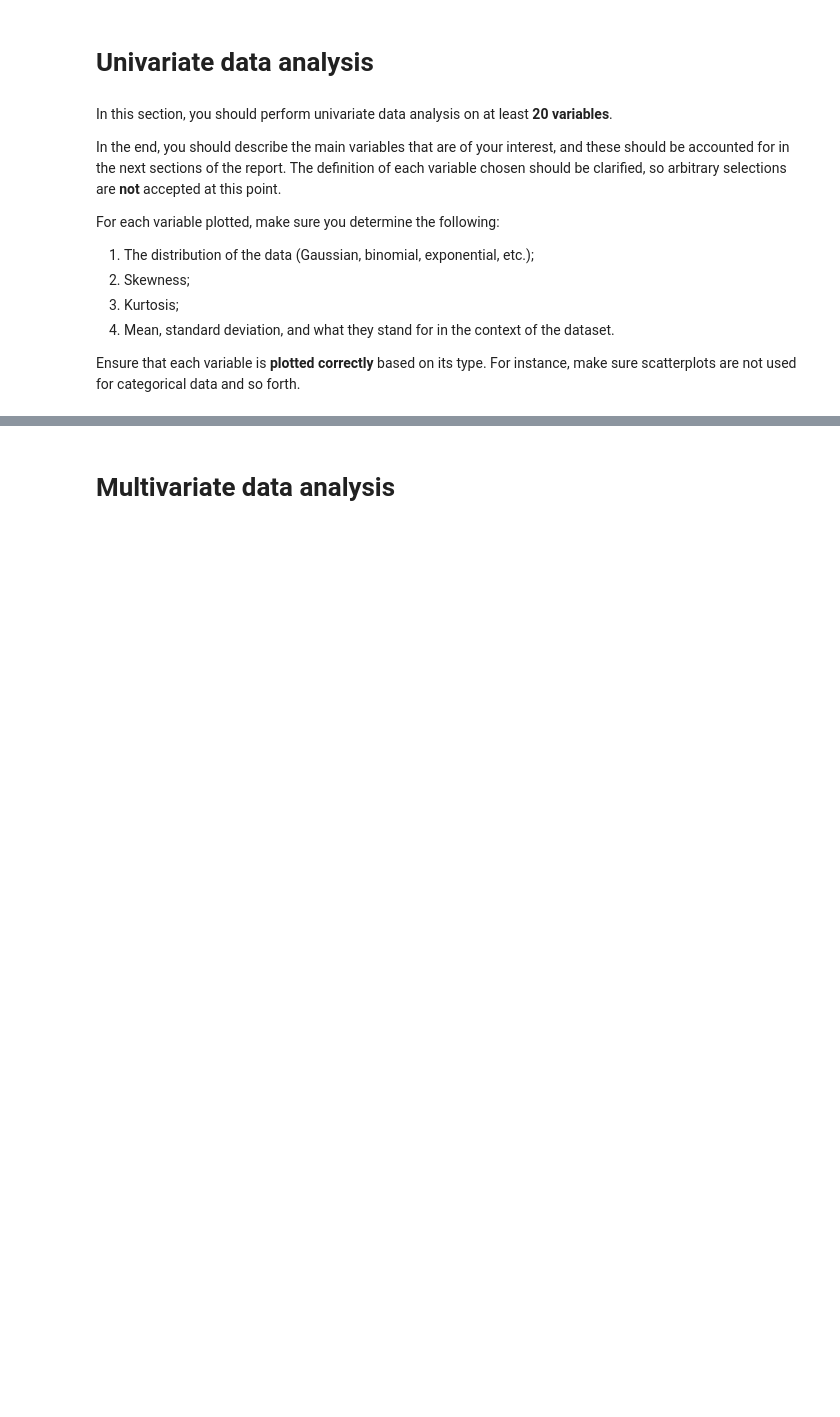
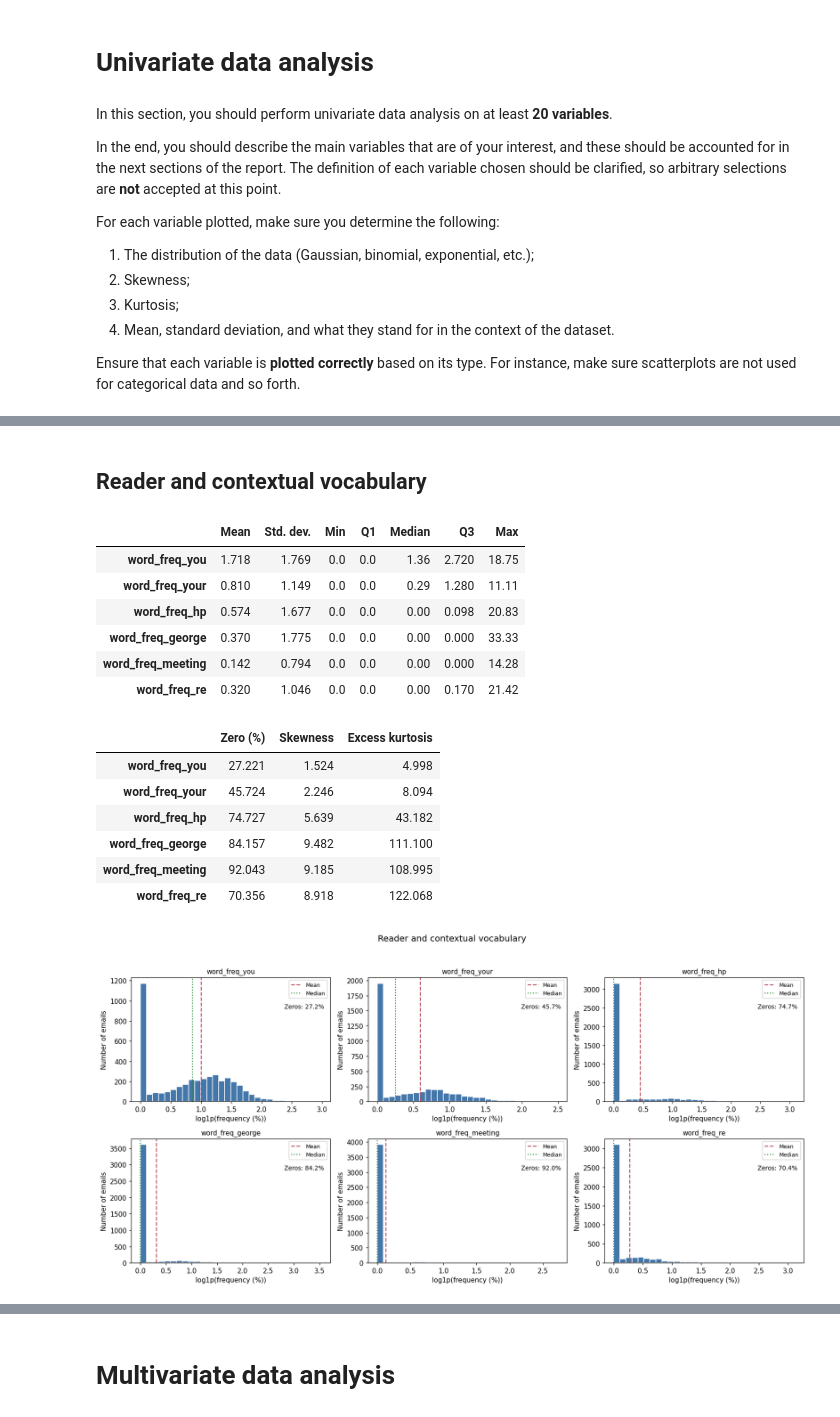
Before and after one commit to tuchanski/spambase-classification, a Jupyter notebook: main.ipynb, the cells around one changed output, grey strips where cells are left out. Saved outputs shown, nothing was run; the diff lists cells and outputs as text; code cells hidden in the pictures; blank space fills up the shorter version.

```diff
--- a/main.ipynb
+++ b/main.ipynb
@@ -261,0 +391,20 @@ Ensure that each variable is **plotted correctly** based on its type. For instan
+# %% [markdown]
+## Reader and contextual vocabulary
+# %%
+describe_univariate_group("Reader and contextual vocabulary")
+# %% [output]
+|  | Mean | Std. dev. | Min | Q1 | Median | Q3 | Max |
+| word_freq_you | 1.718 | 1.769 | 0.0 | 0.0 | 1.36 | 2.720 | 18.75 |
+| word_freq_your | 0.810 | 1.149 | 0.0 | 0.0 | 0.29 | 1.280 | 11.11 |
+| word_freq_hp | 0.574 | 1.677 | 0.0 | 0.0 | 0.00 | 0.098 | 20.83 |
+| word_freq_george | 0.370 | 1.775 | 0.0 | 0.0 | 0.00 | 0.000 | 33.33 |
+| word_freq_meeting | 0.142 | 0.794 | 0.0 | 0.0 | 0.00 | 0.000 | 14.28 |
+| word_freq_re | 0.320 | 1.046 | 0.0 | 0.0 | 0.00 | 0.170 | 21.42 |
+|  | Zero (%) | Skewness | Excess kurtosis |
+| word_freq_you | 27.221 | 1.524 | 4.998 |
+| word_freq_your | 45.724 | 2.246 | 8.094 |
+| word_freq_hp | 74.727 | 5.639 | 43.182 |
+| word_freq_george | 84.157 | 9.482 | 111.100 |
+| word_freq_meeting | 92.043 | 9.185 | 108.995 |
+| word_freq_re | 70.356 | 8.918 | 122.068 |
+[figure, added]
```
Also changed, not shown: parts of 19 cells of this notebook.
